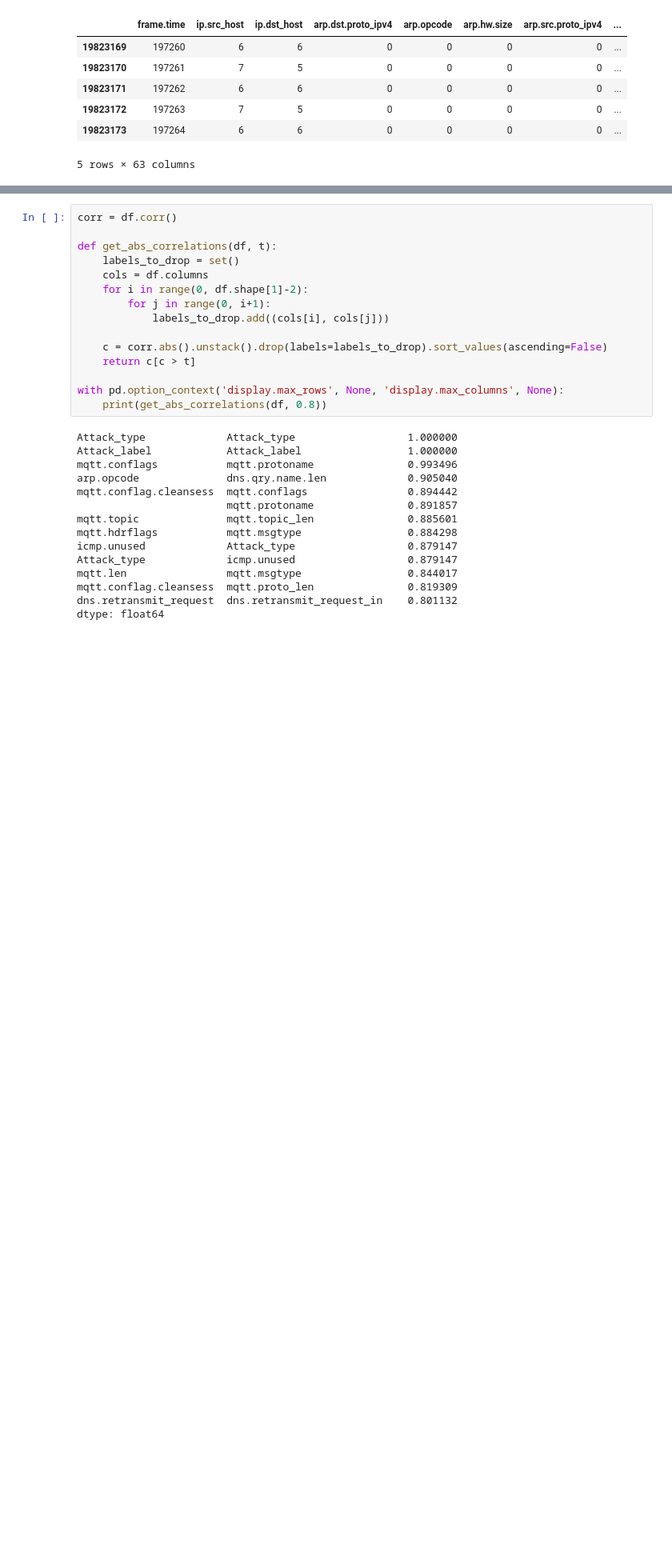
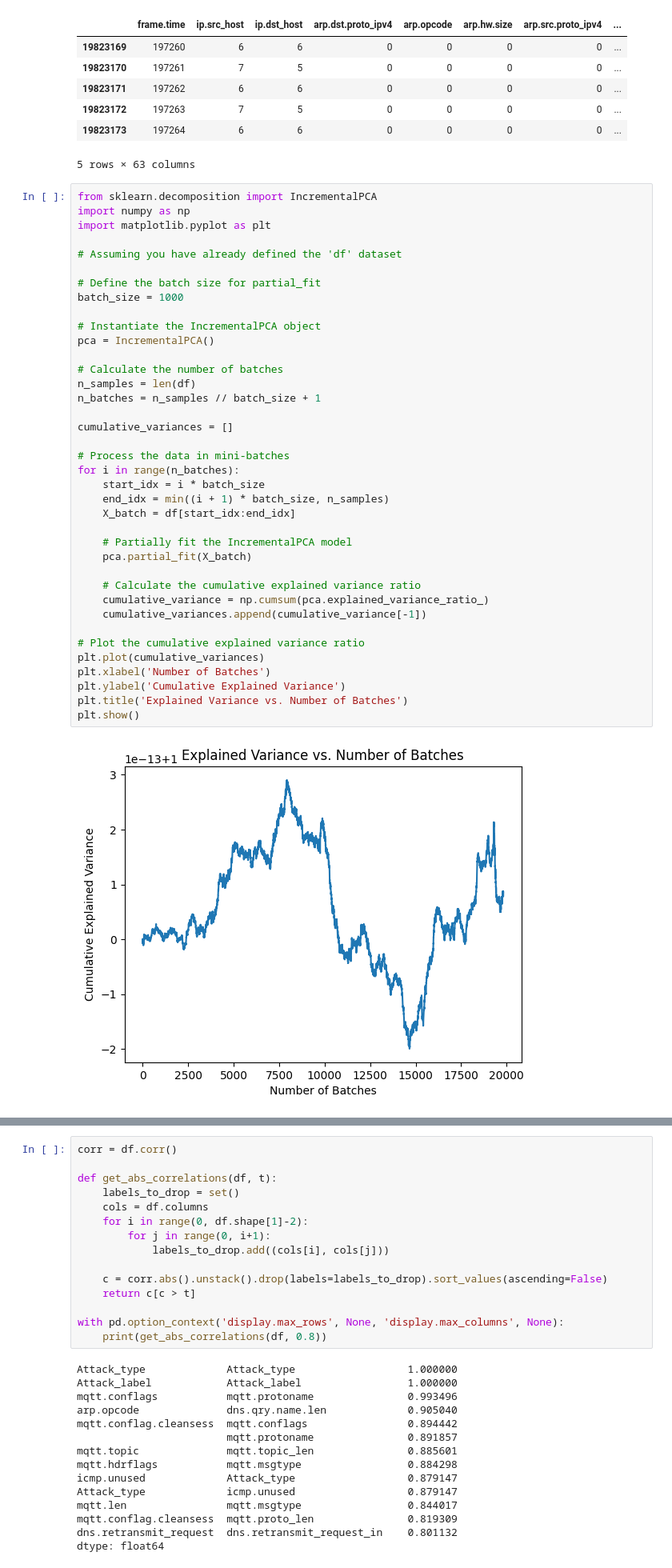
Before and after one commit to douniagh/MyApplication-, a Jupyter notebook: Training44.ipynb, the cells around one changed output, grey strips where cells are left out. Shown at 80% size. Drawn from its saved outputs; the diff is of its cells as text; blank space fills up the shorter version.

```diff
--- a/Training44.ipynb
+++ b/Training44.ipynb
@@ -82,3 +82,43 @@ df.tail()
 | 19823172 | 197263 | 7 | 5 | 0 | 0 | 0 | 0 | ... |
 | 19823173 | 197264 | 6 | 6 | 0 | 0 | 0 | 0 | ... |
 5 rows × 63 columns
+# %%
+from sklearn.decomposition import IncrementalPCA
+import numpy as np
+import matplotlib.pyplot as plt
+
+# Assuming you have already defined the 'df' dataset
+
+# Define the batch size for partial_fit
+batch_size = 1000
+
+# Instantiate the IncrementalPCA object
+pca = IncrementalPCA()
+
+# Calculate the number of batches
+n_samples = len(df)
+n_batches = n_samples // batch_size + 1
+
+cumulative_variances = []
+
+# Process the data in mini-batches
+for i in range(n_batches):
+    start_idx = i * batch_size
+    end_idx = min((i + 1) * batch_size, n_samples)
+    X_batch = df[start_idx:end_idx]
+
+    # Partially fit the IncrementalPCA model
+    pca.partial_fit(X_batch)
+
+    # Calculate the cumulative explained variance ratio
+    cumulative_variance = np.cumsum(pca.explained_variance_ratio_)
+    cumulative_variances.append(cumulative_variance[-1])
+
+# Plot the cumulative explained variance ratio
+plt.plot(cumulative_variances)
+plt.xlabel('Number of Batches')
+plt.ylabel('Cumulative Explained Variance')
+plt.title('Explained Variance vs. Number of Batches')
+plt.show()
+# %% [output]
+[figure, added]
```
Also changed, not shown: parts of 4 cells of this notebook.
